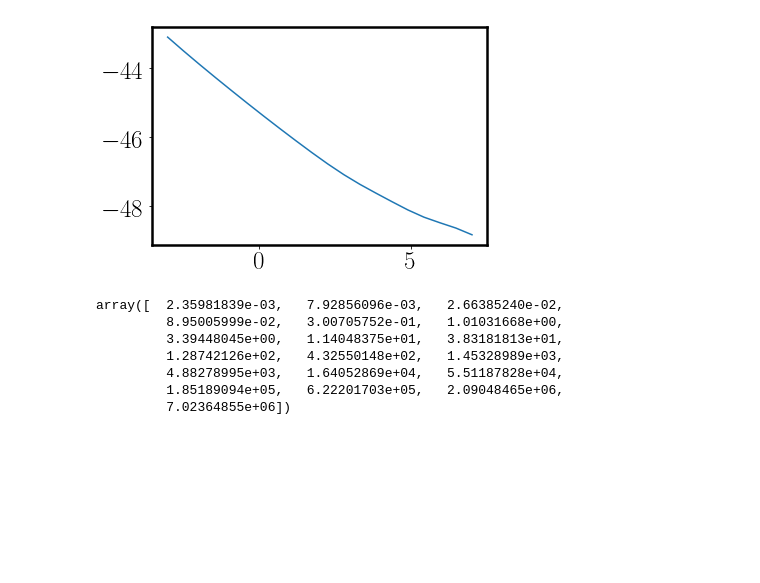
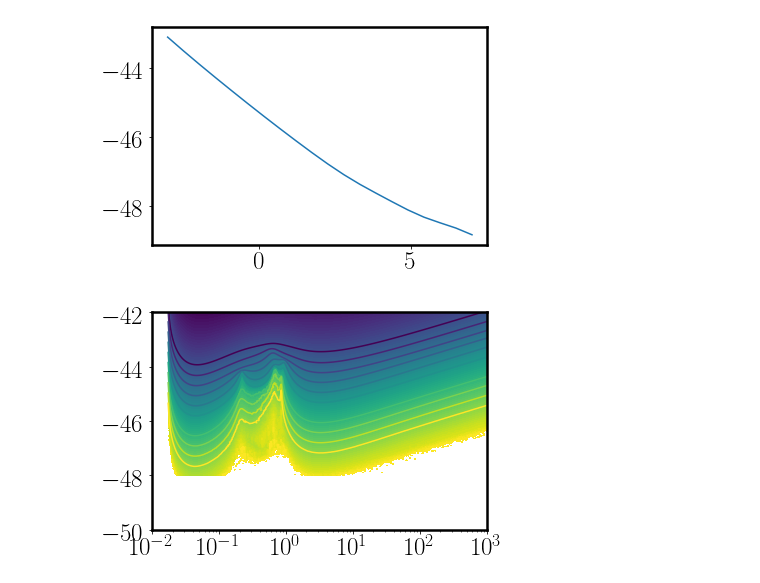
Before and after one commit to cajohare/CYGNUS, a Jupyter notebook: python/Plot_ExposureLimits.ipynb, the cells around one changed output. Drawn from its saved outputs; the diff is of its cells as text; code cells hidden in the pictures; blank space fills up the shorter version.

```diff
--- a/python/Plot_ExposureLimits.ipynb
+++ b/python/Plot_ExposureLimits.ipynb
@@ -146,13 +146,13 @@ plt.plot(flipud((log10(Ex))),(log10(DL[50,:])))
 plt.show()
 # %% [output]
 [figure]
-# %%
-diff(Ex)
-# %% [output]
-array([  2.35981839e-03,   7.92856096e-03,   2.66385240e-02,
-         8.95005999e-02,   3.00705752e-01,   1.01031668e+00,
-         3.39448045e+00,   1.14048375e+01,   3.83181813e+01,
-         1.28742126e+02,   4.32550148e+02,   1.45328989e+03,
-         4.88278995e+03,   1.64052869e+04,   5.51187828e+04,
-         1.85189094e+05,   6.22201703e+05,   2.09048465e+06,
-         7.02364855e+06])
+# %%
+data = loadtxt('../code/nuTest-He.txt')
+sig = data[0,1:]
+m = data[1:,0]
+plt.contourf((m),log10(sig),flipud(transpose(log10(data[1:,1:]))),100)
+plt.contour((m),log10(sig),flipud(transpose(log10(data[1:,1:]))),levels=[0.0,1.0,2.0,3.0,4.0,5.0,6.0,7.0,8.0,9.0,10.0])
+plt.xscale('log')
+plt.show()
+# %% [output]
+[figure, added]
```
Also changed, not shown: parts of 2 cells of this notebook, 19 other files.
